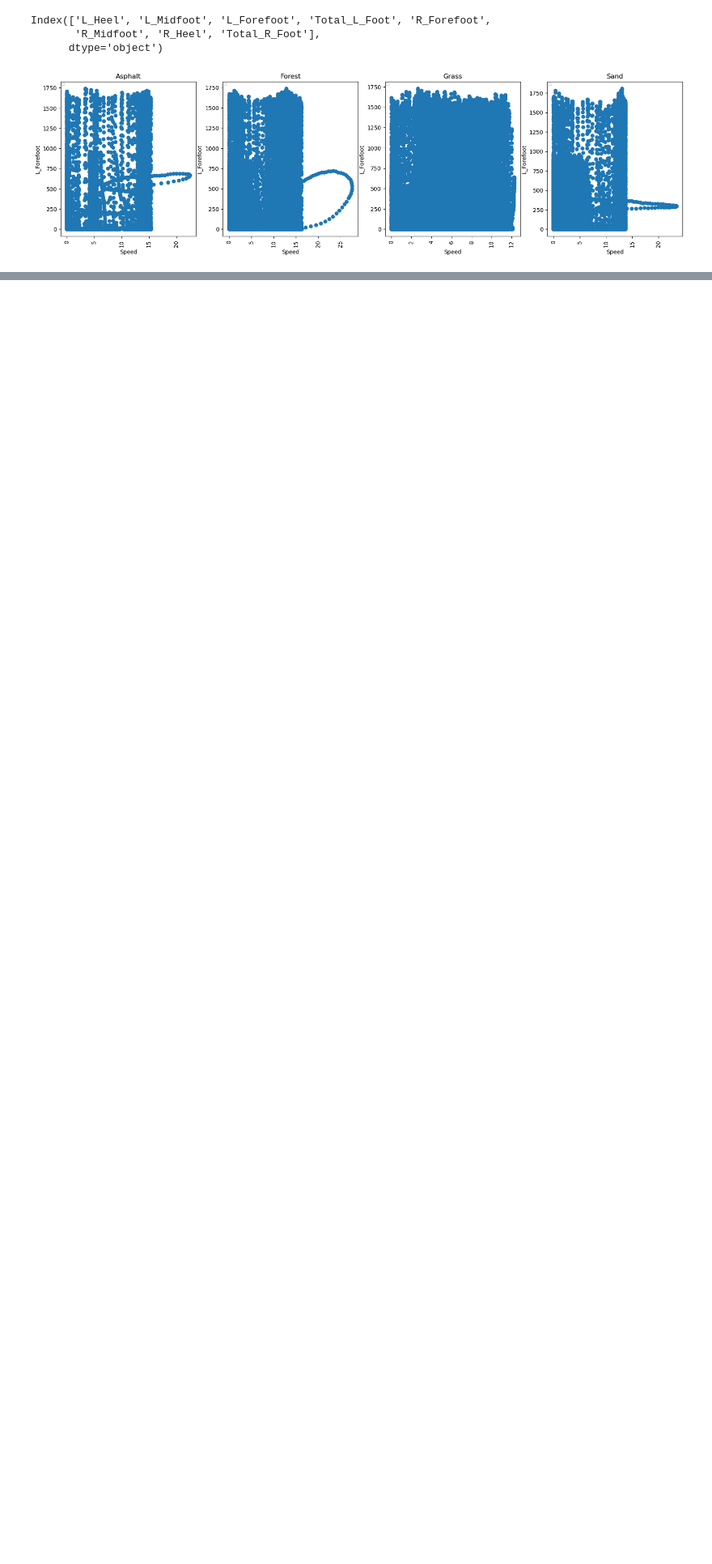
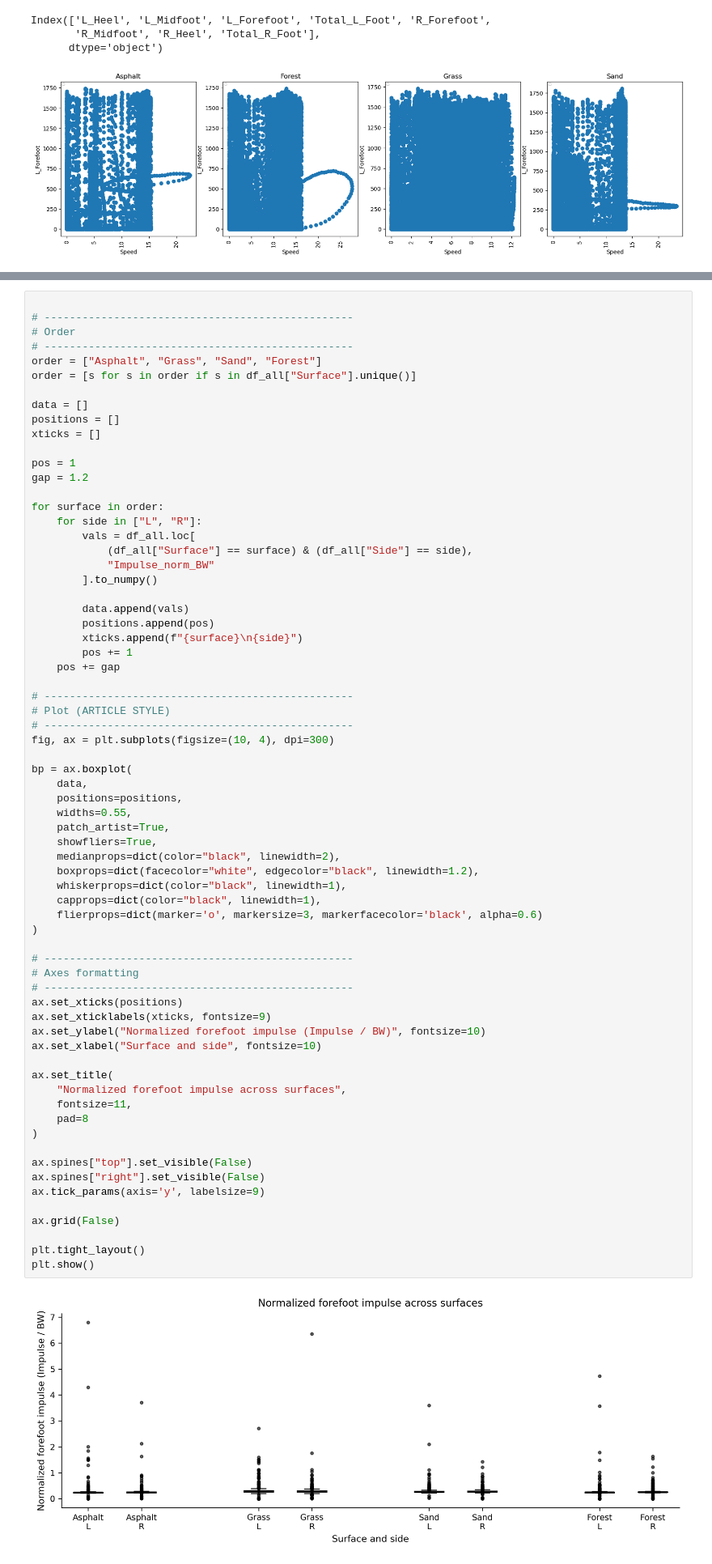
Before and after one commit to Fatemeh-aboulhassani/Movement-Analysis, a Jupyter notebook: notebooks/3. Analysis Foot HeartRate GPX.ipynb, the cells around one changed output, grey strips where cells are left out. Shown at 81% size. Saved outputs shown, nothing was run; the diff lists cells and outputs as text; blank space fills up the shorter version.

```diff
--- a/notebooks/3. Analysis Foot HeartRate GPX.ipynb
+++ b/notebooks/3. Analysis Foot HeartRate GPX.ipynb
@@ -2387,0 +2659,70 @@ Sand     438.0  0.301483  0.261301  0.218452  0.000599  3.599594
+# %%
+
+# -------------------------------------------------
+# Order
+# -------------------------------------------------
+order = ["Asphalt", "Grass", "Sand", "Forest"]
+order = [s for s in order if s in df_all["Surface"].unique()]
+
+data = []
+positions = []
+xticks = []
+
+pos = 1
+gap = 1.2
+
+for surface in order:
+    for side in ["L", "R"]:
+        vals = df_all.loc[
+            (df_all["Surface"] == surface) & (df_all["Side"] == side),
+            "Impulse_norm_BW"
+        ].to_numpy()
+
+        data.append(vals)
+        positions.append(pos)
+        xticks.append(f"{surface}\n{side}")
+        pos += 1
+    pos += gap
+
+# -------------------------------------------------
+# Plot (ARTICLE STYLE)
+# -------------------------------------------------
+fig, ax = plt.subplots(figsize=(10, 4), dpi=300)
+
+bp = ax.boxplot(
+    data,
+    positions=positions,
+    widths=0.55,
+    patch_artist=True,
+    showfliers=True,
+    medianprops=dict(color="black", linewidth=2),
+    boxprops=dict(facecolor="white", edgecolor="black", linewidth=1.2),
+    whiskerprops=dict(color="black", linewidth=1),
+    capprops=dict(color="black", linewidth=1),
+    flierprops=dict(marker='o', markersize=3, markerfacecolor='black', alpha=0.6)
+)
+
+# -------------------------------------------------
+# Axes formatting
+# -------------------------------------------------
+ax.set_xticks(positions)
+ax.set_xticklabels(xticks, fontsize=9)
+ax.set_ylabel("Normalized forefoot impulse (Impulse / BW)", fontsize=10)
+ax.set_xlabel("Surface and side", fontsize=10)
+
+ax.set_title(
+    "Normalized forefoot impulse across surfaces",
+    fontsize=11,
+    pad=8
+)
+
+ax.spines["top"].set_visible(False)
+ax.spines["right"].set_visible(False)
+ax.tick_params(axis='y', labelsize=9)
+
+ax.grid(False)
+
+plt.tight_layout()
+plt.show()
+# %% [output]
+[figure, added]
```
Also changed, not shown: parts of 14 cells of this notebook.
